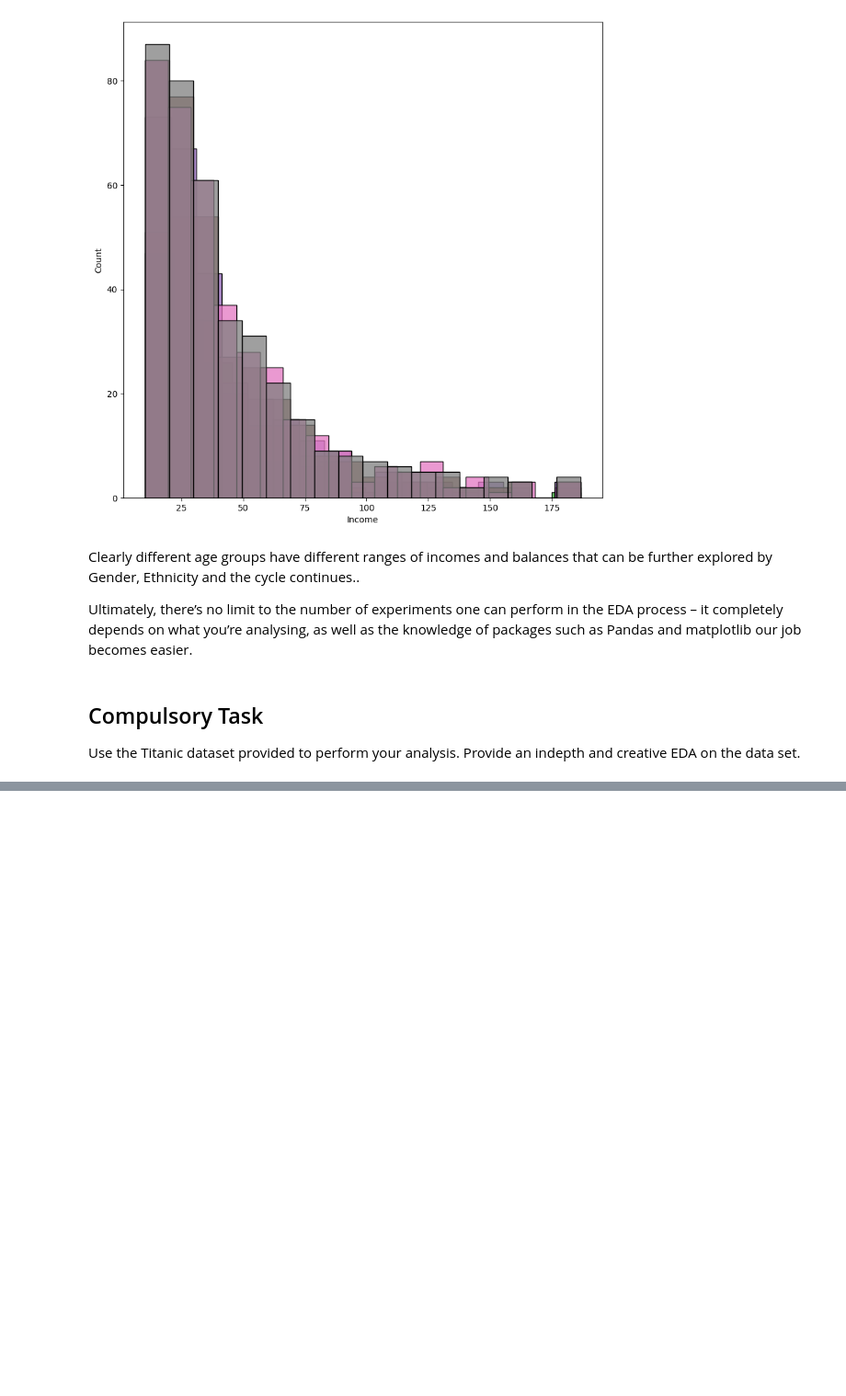
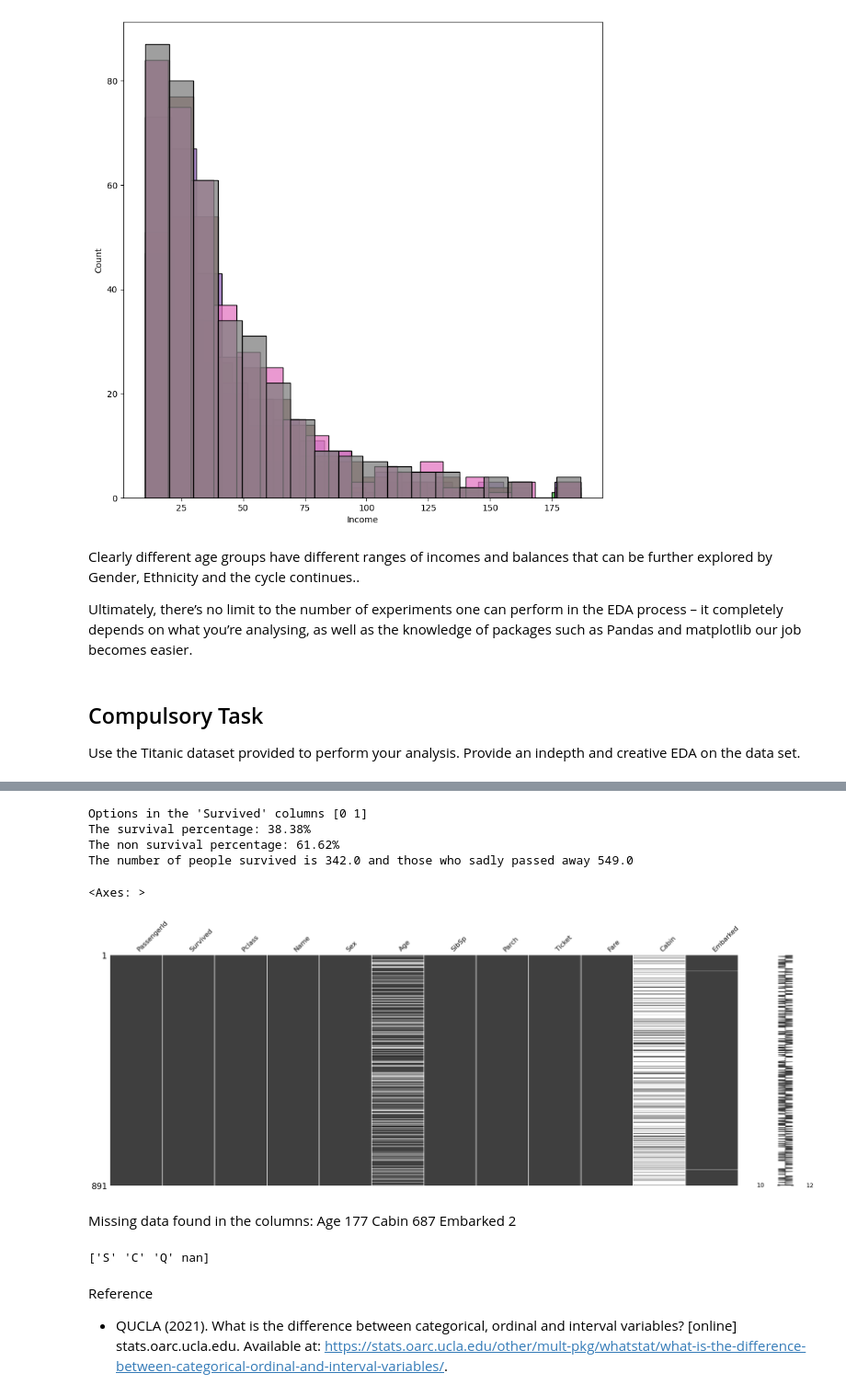
Before and after one commit to SalAbdiaziz01/Exploratory-Data-Analysis-Titanic, a Jupyter notebook: Exploratory Data Analysis.ipynb, the cells around one changed output, grey strips where cells are left out. Shown at 92% size. Drawn from its saved outputs; the diff is of its cells as text; code cells hidden in the pictures; blank space fills up the shorter version.

```diff
--- a/Exploratory Data Analysis.ipynb
+++ b/Exploratory Data Analysis.ipynb
@@ -347,0 +380,7 @@ print(sum_3_pclass)
+# %%
+#Dropping the column 'Name', 'Ticket' and 'Embarked'
+df_titanic.drop('Name', axis=1, inplace=True)
+df_titanic.drop('Ticket', axis=1, inplace=True)
+df_titanic.drop('Embarked', axis=1, inplce=True)
+#Showing updated dataframe
+df_titanic.head()
@@ -347,0 +410,44 @@ print(sum_3_pclass)
+# %%
+#Checking the options that is in the 'Survived' column
+print(f"Options in the 'Survived' columns {df_titanic['Survived'].unique()}")
+
+#counts the amount of passengers that didn't survived by setting the value 'Survived' == 0
+non_survived_count = df_titanic[df_titanic['Survived'] == 0]['Survived'].count()
+
+#counts the amount of passengers that did survived by setting the value 'Survived' == 1
+survived_count = df_titanic[df_titanic['Survived'] == 1]['Survived'].count()
+
+#counts the total amount of passenger in the dataframe
+total_passengers = df_titanic['PassengerId'].count()
+
+#calculating the rate of survival(0.38) and the rate of non survival rate(0.61)
+survival_rate = survived_count / total_passengers
+non_survival_rate = non_survived_count / total_passengers
+
+#Printing out the percentage of both non survival/survival
+print(f"The survival percentage: {survival_rate*100:.2f}%\nThe non survival percentage: {non_survival_rate*100:.2f}%")
+print(f"The number of people survived is {survival_rate * total_passengers} and those who sadly passed away {non_survival_rate * total_passengers}")
+# %% [output]
+Options in the 'Survived' columns [0 1]
+The survival percentage: 38.38%
+The non survival percentage: 61.62%
+The number of people survived is 342.0 and those who sadly passed away 549.0
+# %%
+# Plot graphic of missing values
+missingno.matrix(df_titanic, figsize = (30,10))
+# %% [output]
+<Axes: >
+[figure, added]
+# %% [markdown]
+Missing data found in the columns:
+Age         177
+Cabin       687
+Embarked      2
+# %%
+print(df_titanic['Embarked'].unique())
+# %% [output]
+['S' 'C' 'Q' nan]
+# %% [markdown]
+Reference
+
+-   QUCLA (2021). What is the difference between categorical, ordinal and interval variables? [online] stats.oarc.ucla.edu. Available at: https://stats.oarc.ucla.edu/other/mult-pkg/whatstat/what-is-the-difference-between-categorical-ordinal-and-interval-variables/.
```
Also changed, not shown: parts of 7 cells of this notebook.
